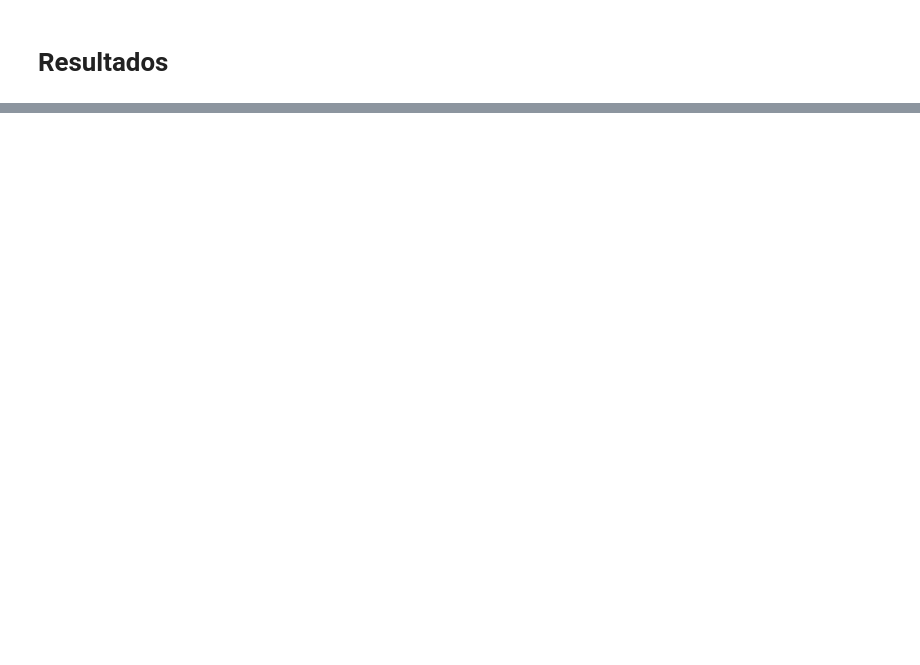
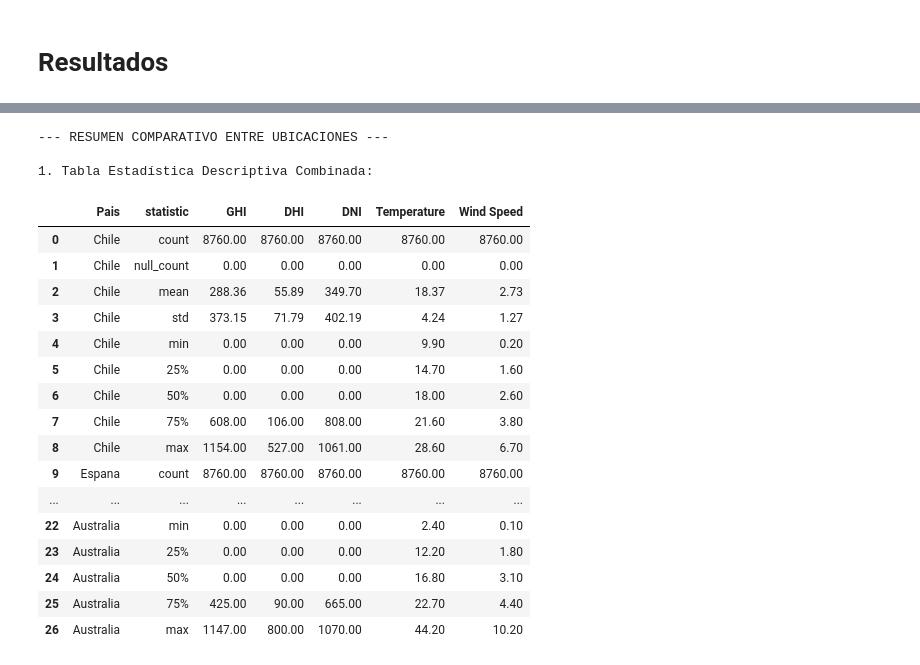
Before and after one commit to nicoleits/NicoleTorres, a Jupyter notebook: PRUEBA1/01_Analisis_Recurso_Solar.ipynb, the cells around one changed output, grey strips where cells are left out. Cells and saved outputs as stored; diff of their text form; code cells hidden in the pictures; blank space fills up the shorter version.

```diff
--- a/PRUEBA1/01_Analisis_Recurso_Solar.ipynb
+++ b/PRUEBA1/01_Analisis_Recurso_Solar.ipynb
@@ -673,0 +687,66 @@ Passing `palette` without assigning `hue` is deprecated and will be removed in v
+# %%
+# ---------------- CALIDAD DE DATOS ----------------
+print("--- RESUMEN COMPARATIVO ENTRE UBICACIONES ---")
+
+# Verificar si las variables necesarias existen
+if 'resultados_generales' not in locals() or 'dataframes_por_ubicacion' not in locals():
+    print("Error: Las variables 'resultados_generales' o 'dataframes_por_ubicacion' no se encontraron.")
+    print("Asegúrate de haber ejecutado la celda anterior que llama a main().")
+else:
+    # 1. Tabla Estadística Combinada
+    print("\n1. Tabla Estadística Descriptiva Combinada:")
+    stats_combinadas = []
+    columnas_stats = ['statistic', 'GHI', 'DHI', 'DNI', 'Temperature', 'Wind Speed'] # Columnas deseadas
+    for pais, data in resultados_generales.items():
+        if data['stats']:
+            # Convertir el diccionario de Polars a DataFrame de Pandas para facilitar la concatenación
+            stats_df_pd = pd.DataFrame(data['stats'])
+            # Seleccionar solo las columnas deseadas que existen
+            stats_df_pd = stats_df_pd[[col for col in columnas_stats if col in stats_df_pd.columns]]
+            stats_df_pd['Pais'] = pais
+            # Reordenar para poner 'Pais' primero
+            stats_df_pd = stats_df_pd[['Pais'] + [col for col in stats_df_pd.columns if col != 'Pais']]
+            stats_combinadas.append(stats_df_pd)
+        else:
+            print(f"  Advertencia: No hay estadísticas disponibles para {pais}.")
+
+    if stats_combinadas:
+        df_stats_final = pd.concat(stats_combinadas, ignore_index=True)
+        # Mostrar la tabla (puedes ajustar el display si es muy grande)
+        from IPython.display import display
+        # Define las columnas numéricas a las que SÍ quieres aplicar el formato
+        columnas_numericas_formato = ['GHI', 'DHI', 'DNI', 'Temperature', 'Wind Speed']
+
+        # Crea un diccionario que mapea cada columna numérica al formato deseado
+        # Nos aseguramos de que la columna exista en el DataFrame antes de añadirla
+        formateadores = {
+            col: '{:.2f}'
+            for col in columnas_numericas_formato
+            if col in df_stats_final.columns
+        }
+
+        # Aplica el formato usando el diccionario (solo afectará a las columnas numéricas)
+        display(df_stats_final.style.format(formatter=formateadores, na_rep='-'))
+    else:
+        print("No se pudieron combinar estadísticas.")
+# %% [output]
+--- RESUMEN COMPARATIVO ENTRE UBICACIONES ---
+
+1. Tabla Estadística Descriptiva Combinada:
+|  | Pais | statistic | GHI | DHI | DNI | Temperature | Wind Speed |
+| 0 | Chile | count | 8760.00 | 8760.00 | 8760.00 | 8760.00 | 8760.00 |
+| 1 | Chile | null_count | 0.00 | 0.00 | 0.00 | 0.00 | 0.00 |
+| 2 | Chile | mean | 288.36 | 55.89 | 349.70 | 18.37 | 2.73 |
+| 3 | Chile | std | 373.15 | 71.79 | 402.19 | 4.24 | 1.27 |
+| 4 | Chile | min | 0.00 | 0.00 | 0.00 | 9.90 | 0.20 |
+| 5 | Chile | 25% | 0.00 | 0.00 | 0.00 | 14.70 | 1.60 |
+| 6 | Chile | 50% | 0.00 | 0.00 | 0.00 | 18.00 | 2.60 |
+| 7 | Chile | 75% | 608.00 | 106.00 | 808.00 | 21.60 | 3.80 |
+| 8 | Chile | max | 1154.00 | 527.00 | 1061.00 | 28.60 | 6.70 |
+| 9 | Espana | count | 8760.00 | 8760.00 | 8760.00 | 8760.00 | 8760.00 |
+| ... | ... | ... | ... | ... | ... | ... | ... |
+| 22 | Australia | min | 0.00 | 0.00 | 0.00 | 2.40 | 0.10 |
+| 23 | Australia | 25% | 0.00 | 0.00 | 0.00 | 12.20 | 1.80 |
+| 24 | Australia | 50% | 0.00 | 0.00 | 0.00 | 16.80 | 3.10 |
+| 25 | Australia | 75% | 425.00 | 90.00 | 665.00 | 22.70 | 4.40 |
+| 26 | Australia | max | 1147.00 | 800.00 | 1070.00 | 44.20 | 10.20 |
```
Also changed, not shown: parts of 14 cells of this notebook.
